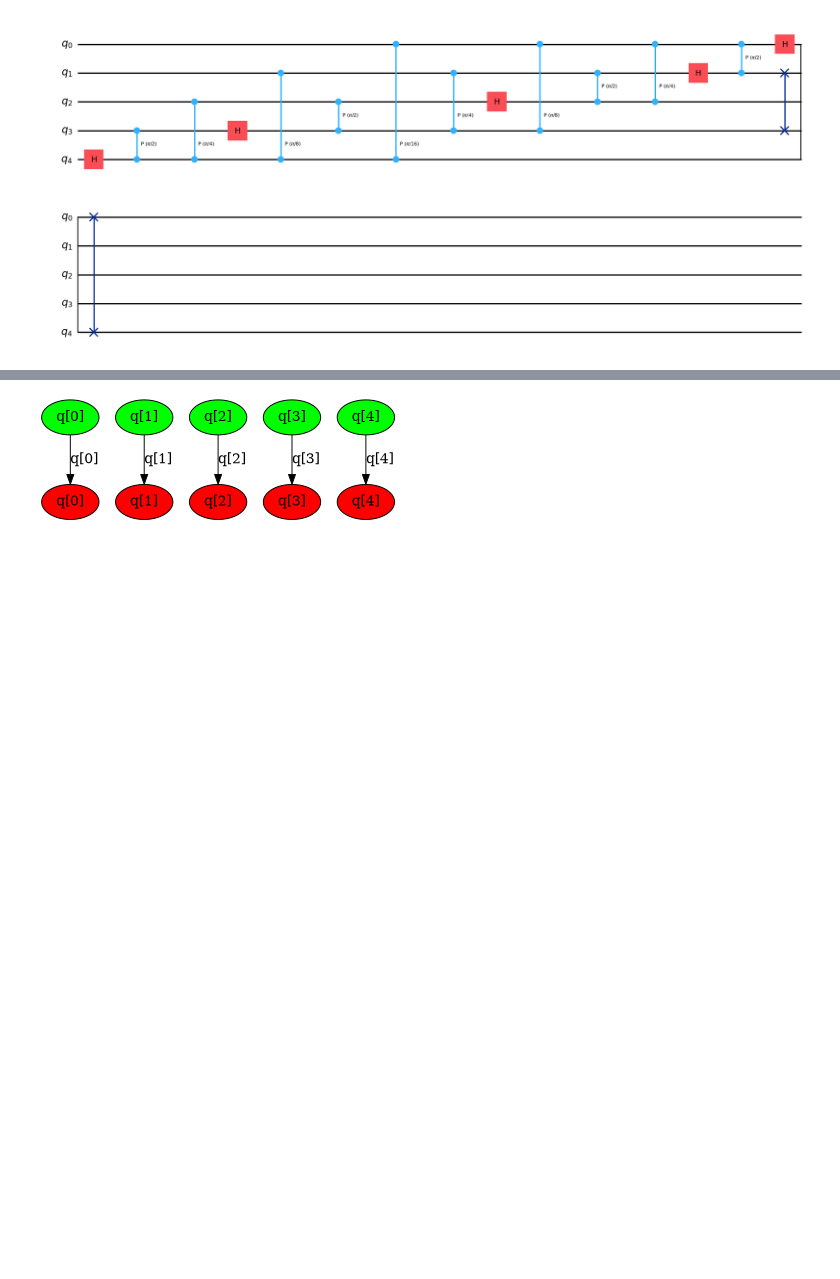
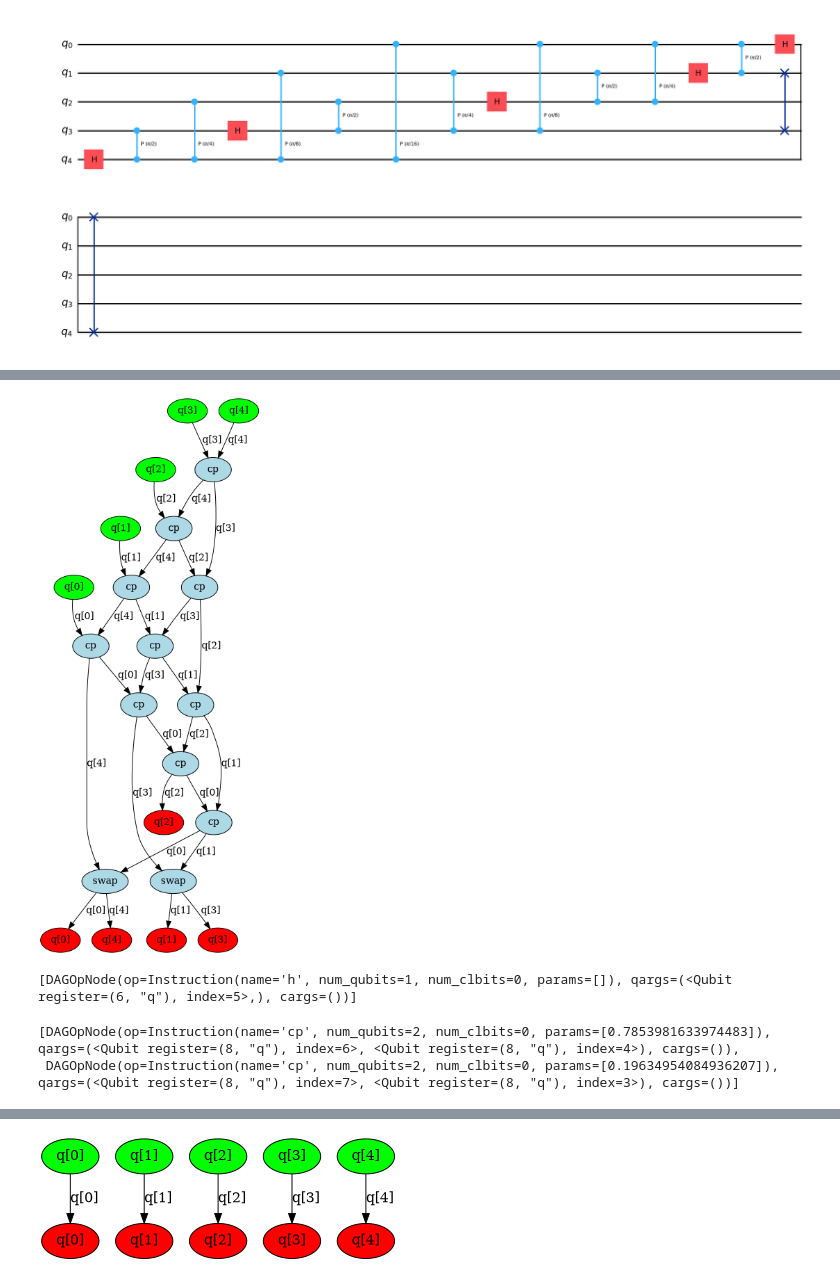
Before and after one commit to Gerwinlab/NeutralMotion, a Jupyter notebook: test.ipynb, the cells around one changed output, grey strips where cells are left out. Drawn from its saved outputs; the diff is of its cells as text; code cells hidden in the pictures; blank space fills up the shorter version.

```diff
--- a/test.ipynb
+++ b/test.ipynb
@@ -51,0 +52,7 @@ dag_drawer(dag)
+# %%
+qc = QuantumCircuit.from_qasm_file("inputs/qasm_files/qft_n63_transpiled.qasm")
+dag = circuit_to_dag(qc)
+list1 = dag.topological_op_nodes()
+# %%
+for node in list1:
+    print(node.name, node.qargs, node.cargs)
@@ -66,0 +94,22 @@ layers[7]["graph"].op_nodes()
+# %%
+from qiskit import QuantumCircuit
+from qiskit.converters import circuit_to_dag, dag_to_circuit
+from qiskit.dagcircuit import DAGCircuit
+
+qc = QuantumCircuit.from_qasm_file("inputs/qasm_files/qft_5.qasm")
+dag = circuit_to_dag(qc)
+
+# Create a new empty DAG with same registers
+new_dag = DAGCircuit()
+for qreg in qc.qregs:
+    new_dag.add_qreg(qreg)
+for creg in qc.cregs:
+    new_dag.add_creg(creg)
+
+# Copy only multi-qubit ops
+for node in dag.topological_op_nodes():
+    if len(node.qargs) > 1:  # keep only multi-qubit gates
+        new_dag.apply_operation_back(node.op, node.qargs, node.cargs)
+
+# Convert back to circuit if needed
+filtered_qc = dag_to_circuit(new_dag)
@@ -66,0 +140,4 @@ layers[7]["graph"].op_nodes()
+# %%
+dag_drawer(new_dag)
+# %% [output]
+[figure, added]
@@ -66,0 +147,4 @@ layers[7]["graph"].op_nodes()
+# %%
+test[1][0]
+# %% [output]
+[DAGOpNode(op=Instruction(name='h', num_qubits=1, num_clbits=0, params=[]), qargs=(<Qubit register=(6, "q"), index=5>,), cargs=())]
@@ -66,0 +153,6 @@ layers[7]["graph"].op_nodes()
+# %%
+layers = list(test[0].layers())
+layers[3]["graph"].op_nodes()
+# %% [output]
+[DAGOpNode(op=Instruction(name='cp', num_qubits=2, num_clbits=0, params=[0.7853981633974483]), qargs=(<Qubit register=(8, "q"), index=6>, <Qubit register=(8, "q"), index=4>), cargs=()),
+ DAGOpNode(op=Instruction(name='cp', num_qubits=2, num_clbits=0, params=[0.19634954084936207]), qargs=(<Qubit register=(8, "q"), index=7>, <Qubit register=(8, "q"), index=3>), cargs=())]
```
Also changed, not shown: parts of 10 cells of this notebook, 19 other files.
